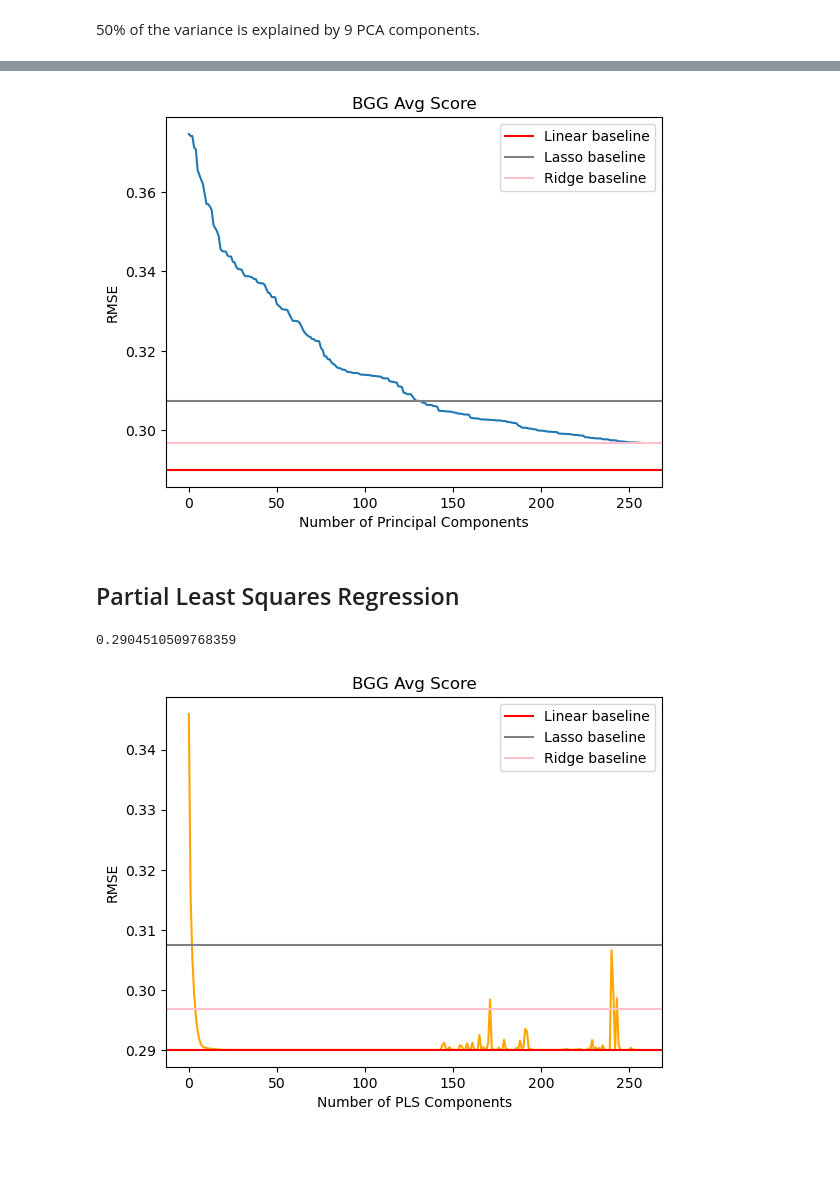
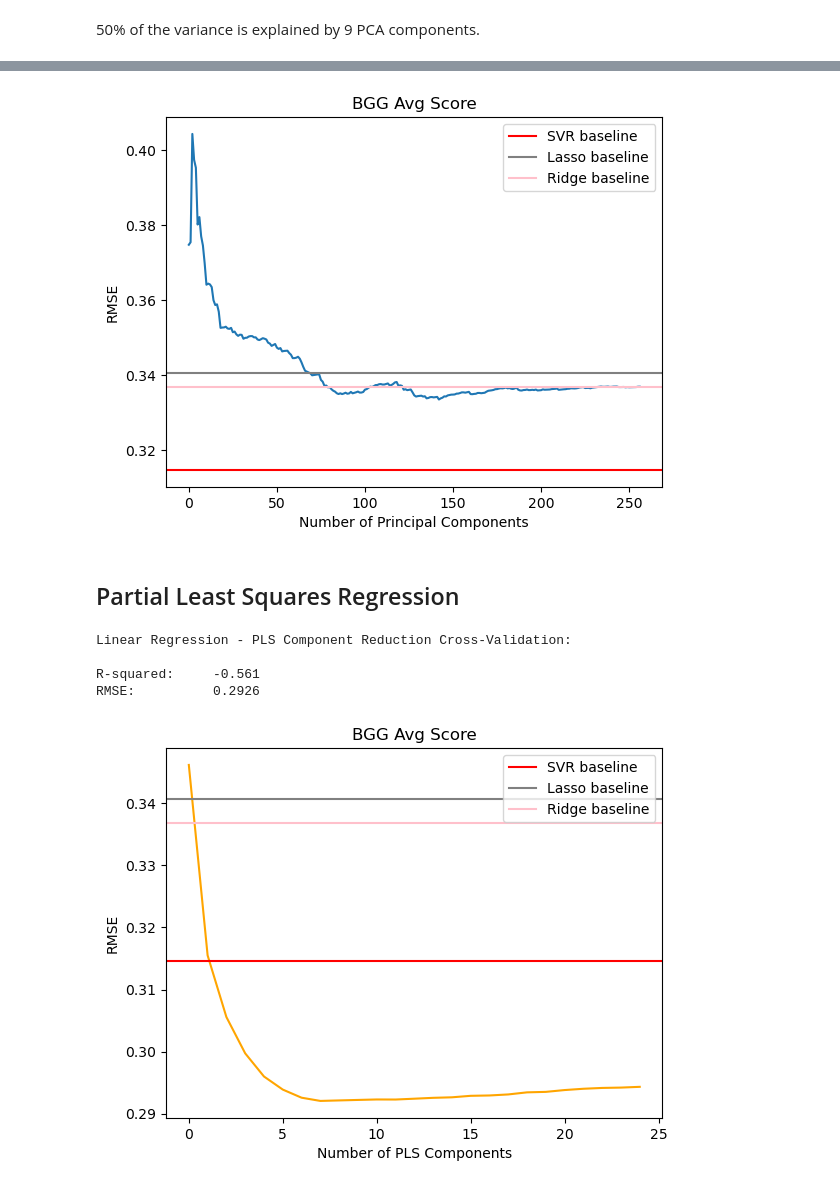
Before and after one commit to haddocksmack/bgg_ml, a Jupyter notebook: BGG_ML_clean.ipynb, the cells around one changed output, grey strips where cells are left out. Drawn from its saved outputs; the diff is of its cells as text; code cells hidden in the pictures; blank space fills up the shorter version.

```diff
--- a/BGG_ML_clean.ipynb
+++ b/BGG_ML_clean.ipynb
@@ -306,67 +330,71 @@ pca_rmses = []
 
 #Check the first 25 principle components for RMSE
 for i in np.arange(1,258):
-    ridge_pca = RidgeCV().fit(X_reduced[:,:i], y_train)
-    rmse = kfold_validate_score(X_reduced[:,:i], y_train, model=ridge_pca)
+    ridge_pca = RidgeCV()
+    _, rmse = kfold_validate_score(X_reduced[:,:i], y_train, model=ridge_pca)
     pca_rmses.append(rmse)
 # %%
 plt.plot(pca_rmses)
 
 # add baselines
-plt.axhline(linear_rmse, color='r', label='Linear baseline')
-plt.axhline(lasso_rmse, color='grey', label='Lasso baseline')
-plt.axhline(ridge_rmse, color='pink', label='Ridge baseline')
+plt.axhline(svr_rbf_cv_rmse, color='r', label='SVR baseline')
+plt.axhline(lasso_cv_rmse, color='grey', label='Lasso baseline')
+plt.axhline(ridge_cv_rmse, color='pink', label='Ridge baseline')
 
 plt.legend()
 plt.xlabel('Number of Principal Components')
 plt.ylabel('RMSE')
 plt.title('BGG Avg Score');
 # %% [output]
-[figure, old version]
+[figure, new version]
 # %% [markdown]
 ## Partial Least Squares Regression
 # %%
-pls = PLSRegression(n_components=10)
+pls = PLSRegression(n_components=7)
 X_train_pls = pls.fit(X_train, y_train)
 # %%
 X_train_pls = pls.transform(X_train)
 # %%
 # Check mean RMSE for 10 PLS components
-linear_pls = LinearRegression().fit(X_train_pls, y_train)
+linear_pls = LinearRegression()
 
-rmse_pls = kfold_validate_score(X_train_pls, y_train, model=linear_pls)
-rmse_pls
+r2_pls, rmse_pls = kfold_validate_score(X_train_pls, y_train, model=linear_pls)
+
+print_scores(r2_pls, rmse_pls, "Linear Regression - PLS Component Reduction Cross-Validation")
 # %% [output]
-0.2904510509768359
+Linear Regression - PLS Component Reduction Cross-Validation:
+
+R-squared:     -0.561
+RMSE:          0.2926
 # %%
 linear_pls_rmses = []
 
 #Check 1-25 PLS components for RMSE
-for i in np.arange(1,258):
+for i in np.arange(1,26):
     pls = PLSRegression(n_components=i)
 
     X_train_pls = pls.fit(X_train, y_train)
     X_train_pls = pls.transform(X_train)
 
-    linear_pls = LinearRegression().fit(X_train_pls, y_train)
+    linear_pls = LinearRegression()
 
-    rmse = kfold_validate_score(X_train_pls, y_train, model=linear_pls)
+    _, rmse = kfold_validate_score(X_train_pls, y_train, model=linear_pls)
 
     linear_pls_rmses.append(rmse)
 # %%
 plt.plot(linear_pls_rmses, color='orange')
 
 # add baselines
-plt.axhline(linear_rmse, color='r', label='Linear baseline')
-plt.axhline(lasso_rmse, color='grey', label='Lasso baseline')
-plt.axhline(ridge_rmse, color='pink', label='Ridge baseline')
+plt.axhline(svr_rbf_cv_rmse, color='r', label='SVR baseline')
+plt.axhline(lasso_cv_rmse, color='grey', label='Lasso baseline')
+plt.axhline(ridge_cv_rmse, color='pink', label='Ridge baseline')
 
 plt.legend()
 plt.xlabel('Number of PLS Components')
 plt.ylabel('RMSE')
 plt.title('BGG Avg Score');
 # %% [output]
-[figure, old version]
+[figure, new version]
 # %%
 plt.plot(pca_rmses, label='PCA')
 plt.plot(linear_pls_rmses, label='PLS', color='orange')
```
Also changed, not shown: parts of 24 cells of this notebook, 1 other file.
